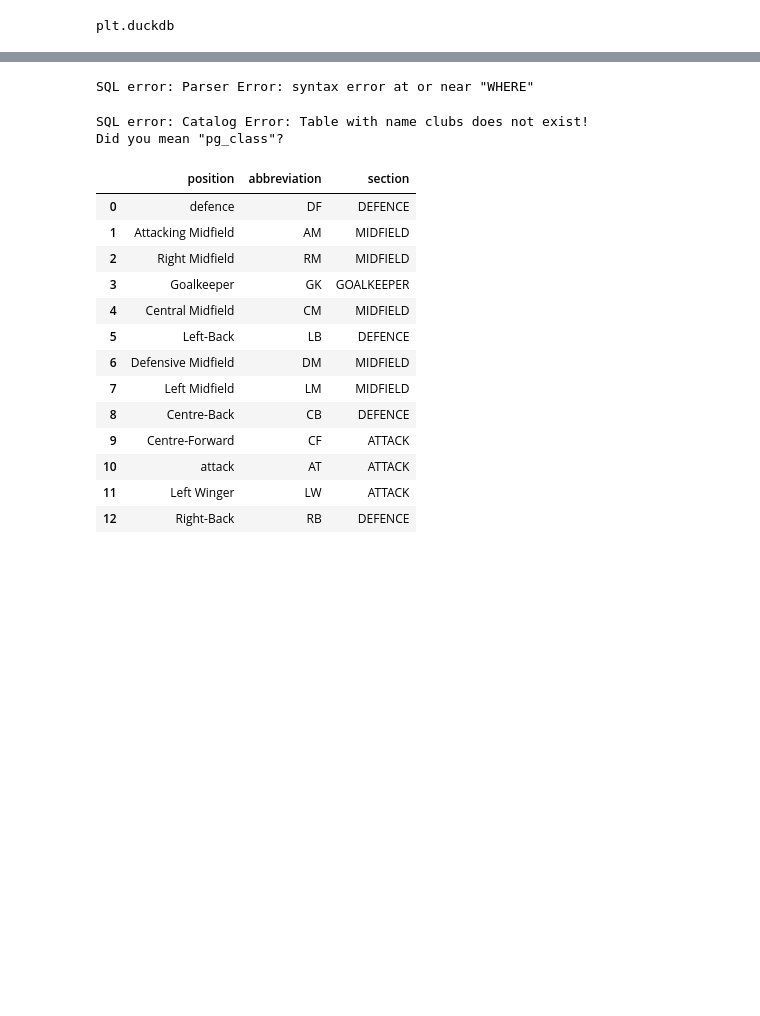
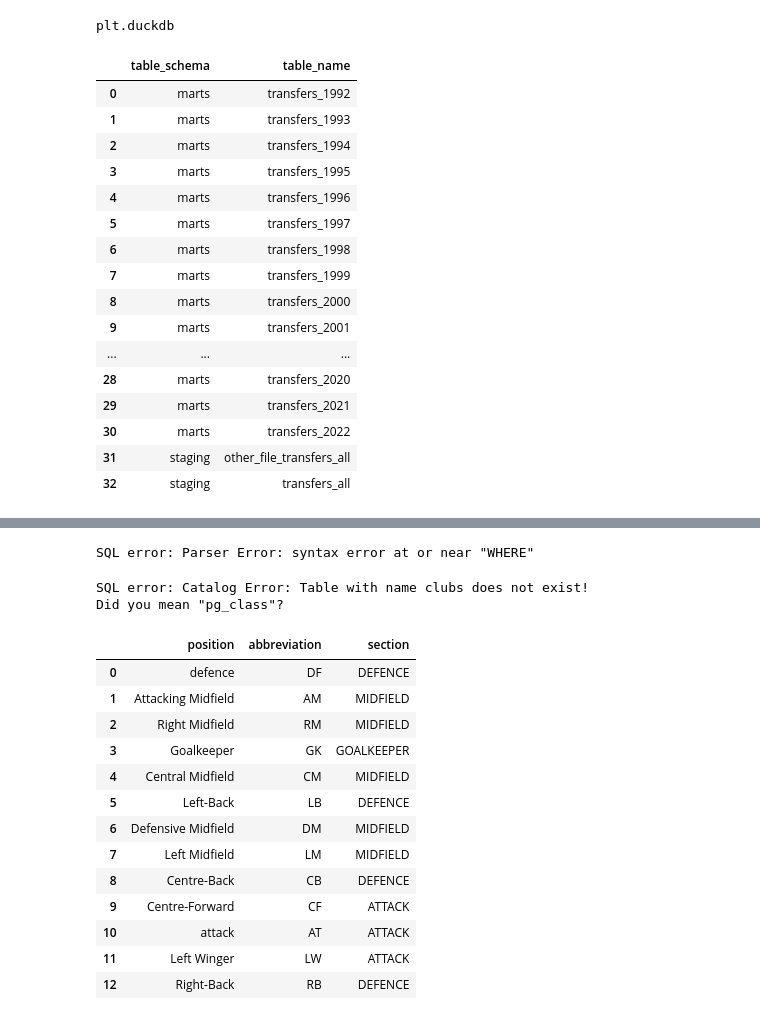
Before and after one commit to MohammedToum/DBT_PFL_Statistics, a Jupyter notebook: python_scripts/parse_my_file.ipynb, the cells around one changed output, grey strips where cells are left out. Drawn from its saved outputs; the diff is of its cells as text; code cells hidden in the pictures; blank space fills up the shorter version.

```diff
--- a/python_scripts/parse_my_file.ipynb
+++ b/python_scripts/parse_my_file.ipynb
@@ -52,6 +52,29 @@ def ducksql(line, cell):
         print("SQL error:", e)
 # %% [output]
 plt.duckdb
+# %%
+%%ducksql
+
+select table_schema, table_name
+from information_schema.tables
+# %% [output]
+|  | table_schema | table_name |
+| 0 | marts | transfers_1992 |
+| 1 | marts | transfers_1993 |
+| 2 | marts | transfers_1994 |
+| 3 | marts | transfers_1995 |
+| 4 | marts | transfers_1996 |
+| 5 | marts | transfers_1997 |
+| 6 | marts | transfers_1998 |
+| 7 | marts | transfers_1999 |
+| 8 | marts | transfers_2000 |
+| 9 | marts | transfers_2001 |
+| ... | ... | ... |
+| 28 | marts | transfers_2020 |
+| 29 | marts | transfers_2021 |
+| 30 | marts | transfers_2022 |
+| 31 | staging | other_file_transfers_all |
+| 32 | staging | transfers_all |
 # %%
 %%ducksql
 CREATE SCHEMA IF NOT EXISTS staging;
```
Also changed, not shown: 44 other files.
